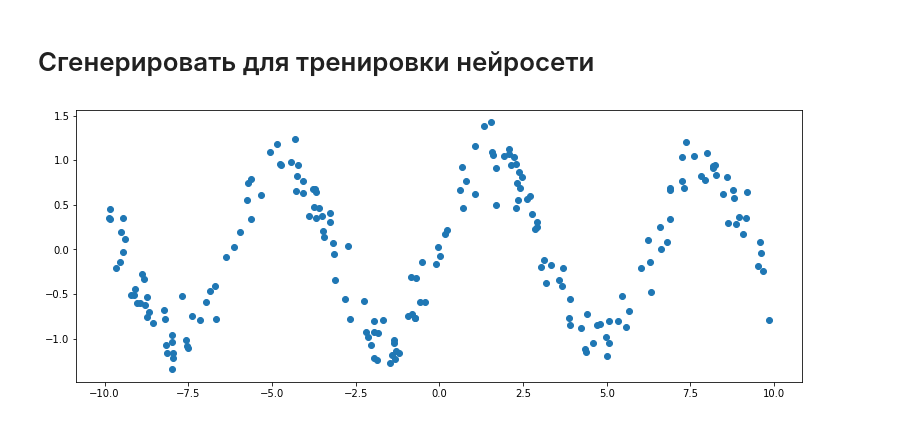
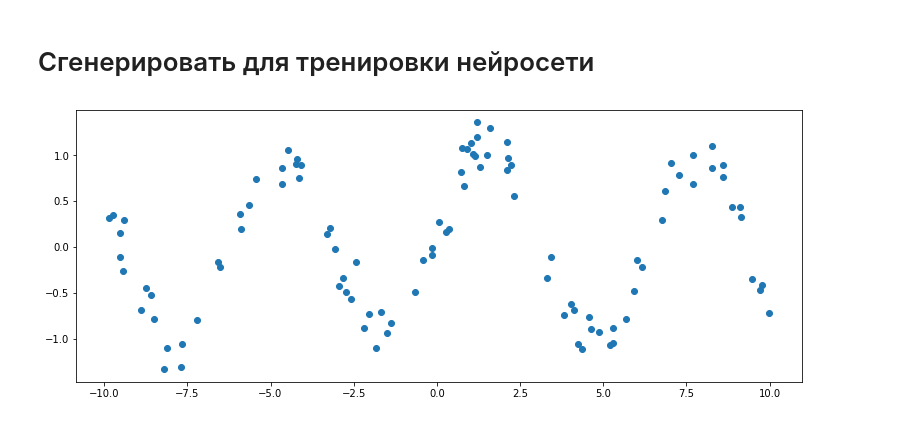
Before and after one commit to KaluginaMarina/small_neural_network, a Jupyter notebook: approximation.ipynb, the cells around one changed output. Drawn from its saved outputs; the diff is of its cells as text; code cells hidden in the pictures.

```diff
--- a/approximation.ipynb
+++ b/approximation.ipynb
@@ -5,19 +6,19 @@ import matplotlib
 # %% [markdown]
 # Сгенерировать для тренировки нейросети
 # %%
-x_train = torch.rand(200)
+x_train = torch.rand(100)
 x_train = x_train * 20.0 - 10.0
 y_train = torch.sin(x_train)    # функция для генерации -- синус
 slag = torch.randn(y_train.shape) / 5.
 y_train = y_train + slag
 matplotlib.rcParams['figure.figsize'] = (13.0, 5.0)
 plt.plot(x_train.numpy(), y_train.numpy(), 'o')
 x_train.unsqueeze_(1)
 y_train.unsqueeze_(1);
 
 x_validation = torch.linspace(-10, 10, 100)    # данные для проверки
 y_validation = torch.sin(x_validation.data)
 x_validation.unsqueeze_(1)
 y_validation.unsqueeze_(1);
 # %% [output]
-[figure, old version]
+[figure, new version]
```
Also changed, not shown: parts of 5 cells of this notebook.
